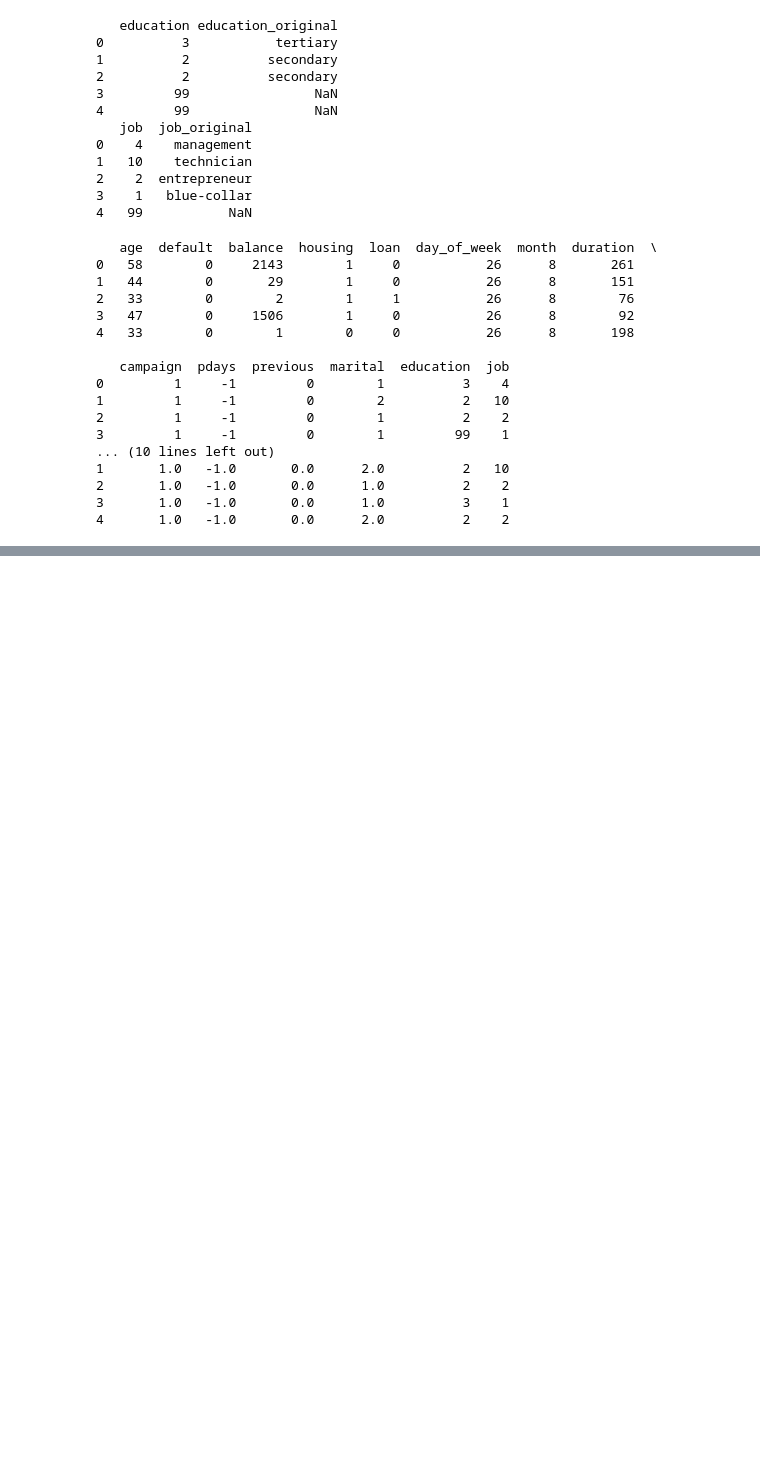
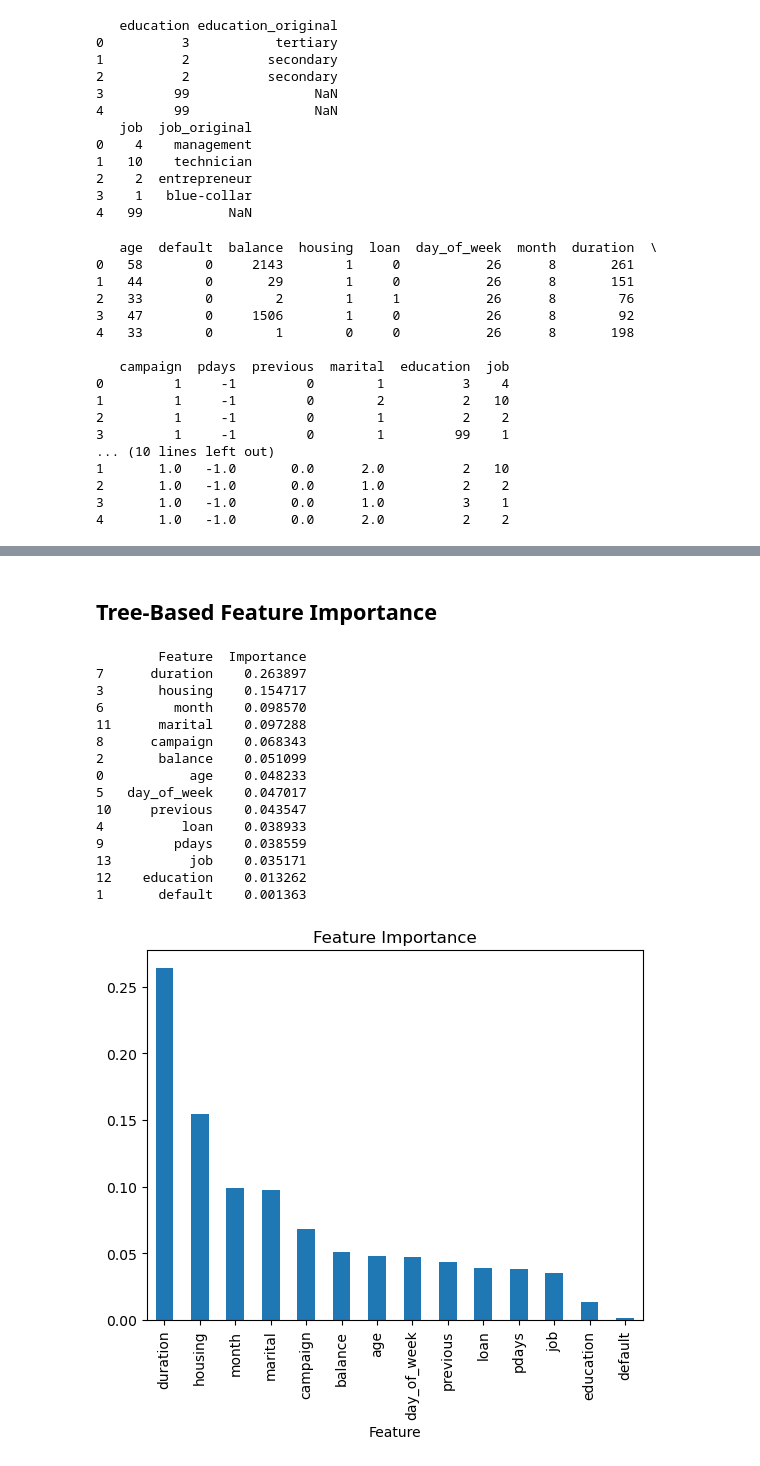
Before and after one commit to Aditya-k-23/Bank-Marketing, a Jupyter notebook: Analysis.ipynb, the cells around one changed output, grey strips where cells are left out. Drawn from its saved outputs; the diff is of its cells as text; code cells hidden in the pictures; blank space fills up the shorter version.

```diff
--- a/Analysis.ipynb
+++ b/Analysis.ipynb
@@ -284,0 +313,36 @@ plt.show()
+# %% [markdown]
+## Tree-Based Feature Importance
+# %%
+# Train a simple model
+rf = RandomForestClassifier(random_state=42)
+rf.fit(X_resampled, y_resampled)
+
+# Get feature importance
+feature_importances = pd.DataFrame({
+    'Feature': X_resampled.columns,
+    'Importance': rf.feature_importances_
+}).sort_values(by='Importance', ascending=False)
+
+print(feature_importances)
+
+# Visualize feature importance
+feature_importances.plot(kind='bar', x='Feature', y='Importance', legend=False)
+plt.title('Feature Importance')
+plt.show()
+# %% [output]
+        Feature  Importance
+7      duration    0.263897
+3       housing    0.154717
+6         month    0.098570
+11      marital    0.097288
+8      campaign    0.068343
+2       balance    0.051099
+0           age    0.048233
+5   day_of_week    0.047017
+10     previous    0.043547
+4          loan    0.038933
+9         pdays    0.038559
+13          job    0.035171
+12    education    0.013262
+1       default    0.001363
+[figure, added]
```
Also changed, not shown: parts of 16 cells of this notebook.
